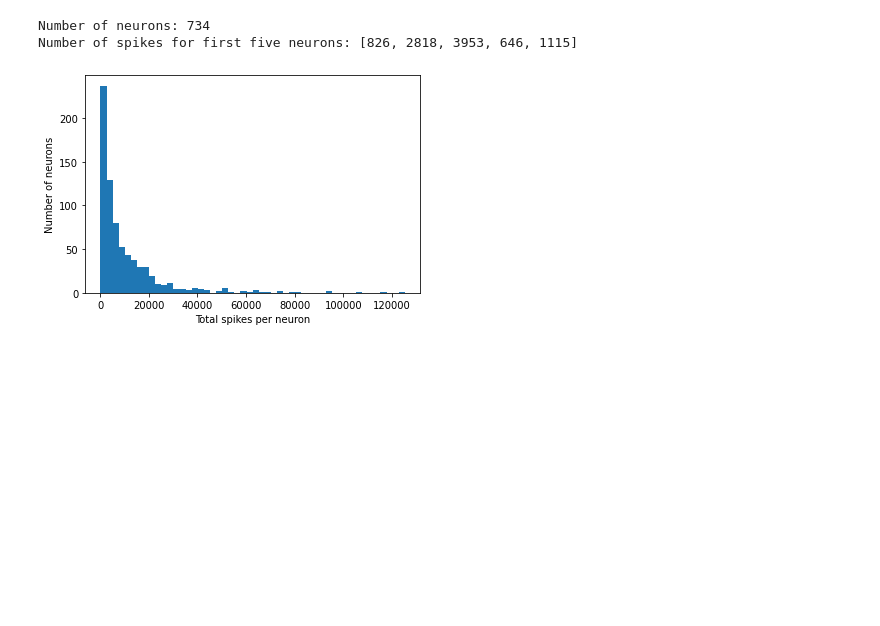
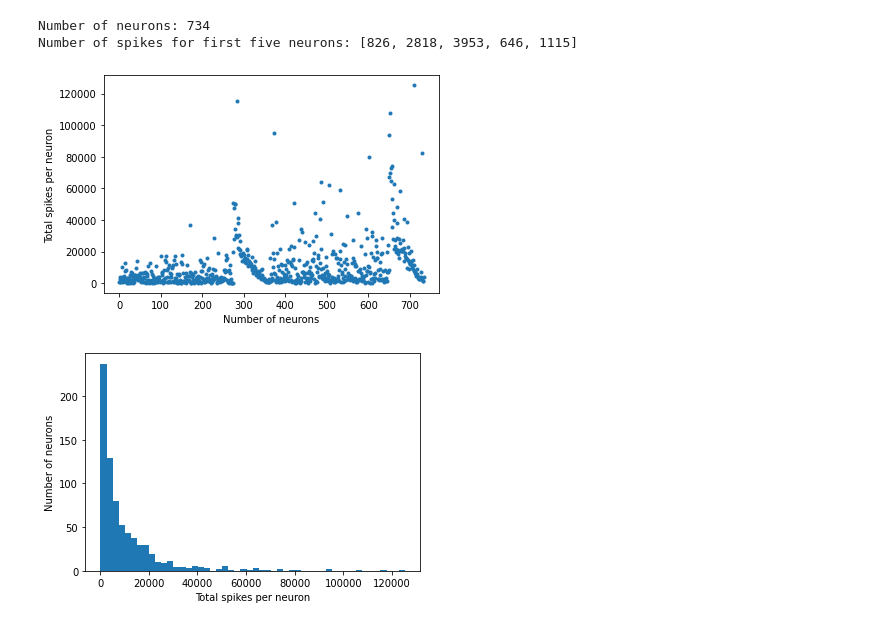
Before and after one commit to vivekdcn/Signal-Processing, a Jupyter notebook: PyBCN_2021.ipynb, the cells around one changed output. Cells and saved outputs as stored; diff of their text form; code cells hidden in the pictures; blank space fills up the shorter version.

```diff
--- a/PyBCN_2021.ipynb
+++ b/PyBCN_2021.ipynb
@@ -154,6 +151,12 @@ print(f"Number of spikes for first five neurons: {total_spikes_per_neuron[:5]}")
 # %% [output]
 Number of neurons: 734
 Number of spikes for first five neurons: [826, 2818, 3953, 646, 1115]
+# %%
+plt.plot(total_spikes_per_neuron, '.')
+plt.xlabel("Number of neurons")
+plt.ylabel("Total spikes per neuron");
+# %% [output]
+[figure, added]
 # %%
 plt.hist(total_spikes_per_neuron, bins=50, histtype="stepfilled")
 plt.xlabel("Total spikes per neuron")
```
Also changed, not shown: parts of 5 cells of this notebook.
